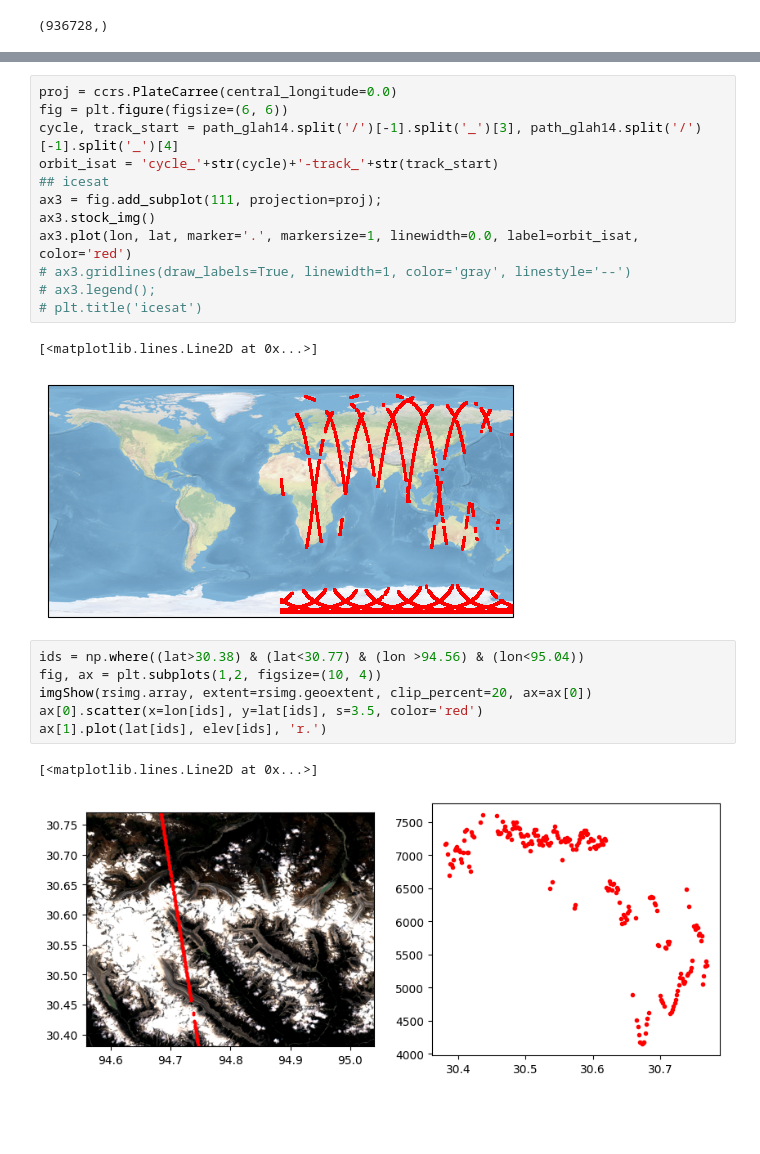
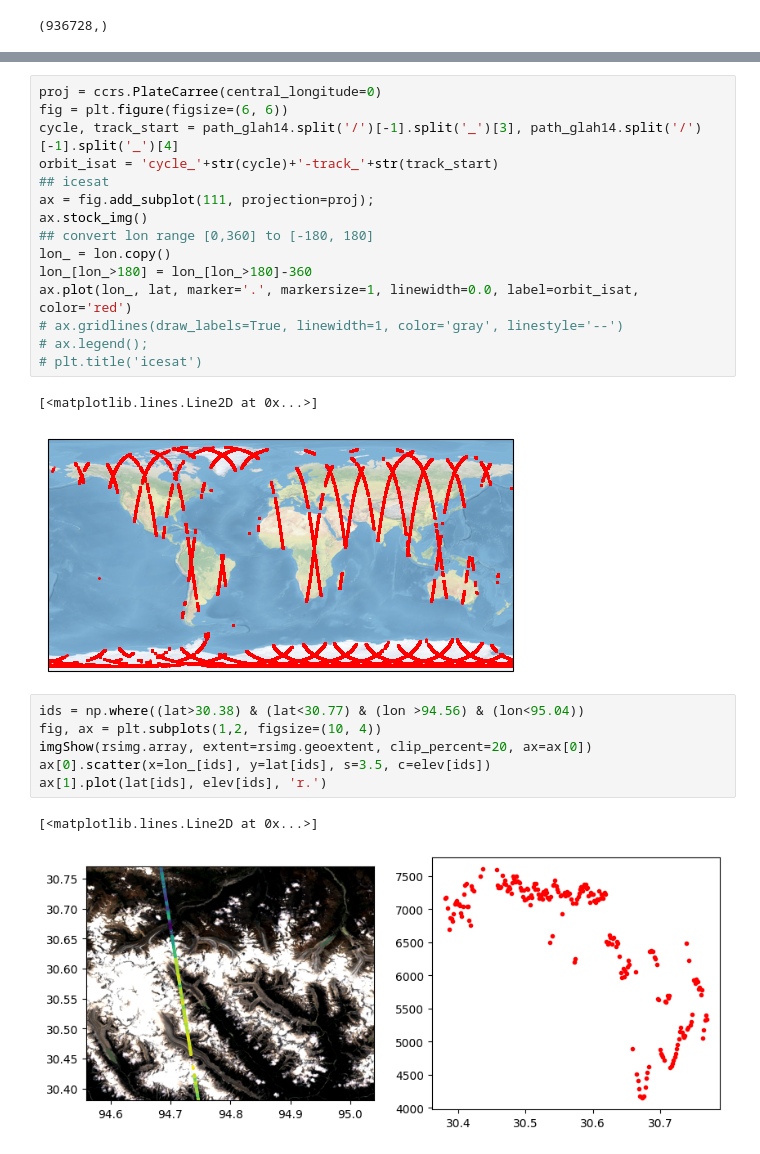
Before and after one commit to xinluo2018/satellite-altimetry-course, a Jupyter notebook: 第5章-星载激光测高应用-12学时/1_icesat_check.ipynb, the cells around one changed output, grey strips where cells are left out. Cells and saved outputs as stored; diff of their text form; blank space fills up the shorter version.

```diff
--- a/第5章-星载激光测高应用-12学时/1_icesat_check.ipynb
+++ b/第5章-星载激光测高应用-12学时/1_icesat_check.ipynb
@@ -51,24 +74,27 @@ print(lat.shape)
 # %%
-proj = ccrs.PlateCarree(central_longitude=0.0)
+proj = ccrs.PlateCarree(central_longitude=0)
 fig = plt.figure(figsize=(6, 6))
 cycle, track_start = path_glah14.split('/')[-1].split('_')[3], path_glah14.split('/')[-1].split('_')[4]
 orbit_isat = 'cycle_'+str(cycle)+'-track_'+str(track_start)
 ## icesat
-ax3 = fig.add_subplot(111, projection=proj);
-ax3.stock_img()
-ax3.plot(lon, lat, marker='.', markersize=1, linewidth=0.0, label=orbit_isat, color='red')
-# ax3.gridlines(draw_labels=True, linewidth=1, color='gray', linestyle='--')
-# ax3.legend();
+ax = fig.add_subplot(111, projection=proj);
+ax.stock_img()
+## convert lon range [0,360] to [-180, 180]
+lon_ = lon.copy()
+lon_[lon_>180] = lon_[lon_>180]-360
+ax.plot(lon_, lat, marker='.', markersize=1, linewidth=0.0, label=orbit_isat, color='red')
+# ax.gridlines(draw_labels=True, linewidth=1, color='gray', linestyle='--')
+# ax.legend();
 # plt.title('icesat')
 # %% [output]
 [<matplotlib.lines.Line2D at 0x...>]
-[figure, old version]
+[figure, new version]
 # %%
 ids = np.where((lat>30.38) & (lat<30.77) & (lon >94.56) & (lon<95.04))
 fig, ax = plt.subplots(1,2, figsize=(10, 4))
 imgShow(rsimg.array, extent=rsimg.geoextent, clip_percent=20, ax=ax[0])
-ax[0].scatter(x=lon[ids], y=lat[ids], s=3.5, color='red')
+ax[0].scatter(x=lon_[ids], y=lat[ids], s=3.5, c=elev[ids])
 ax[1].plot(lat[ids], elev[ids], 'r.')
 # %% [output]
 [<matplotlib.lines.Line2D at 0x...>]
-[figure, old version]
+[figure, new version]
```
Also changed, not shown: parts of 3 cells of this notebook, 24 other files.
